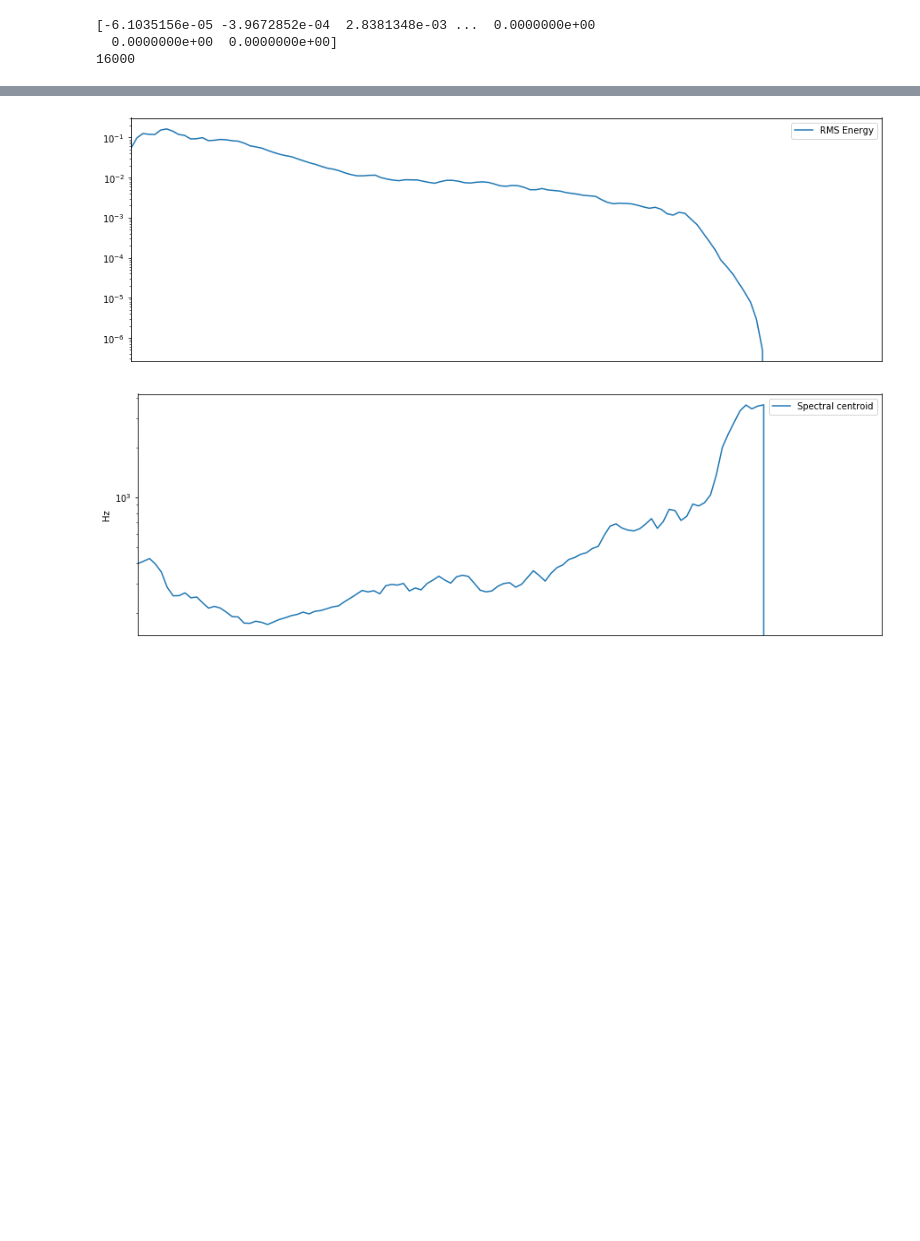
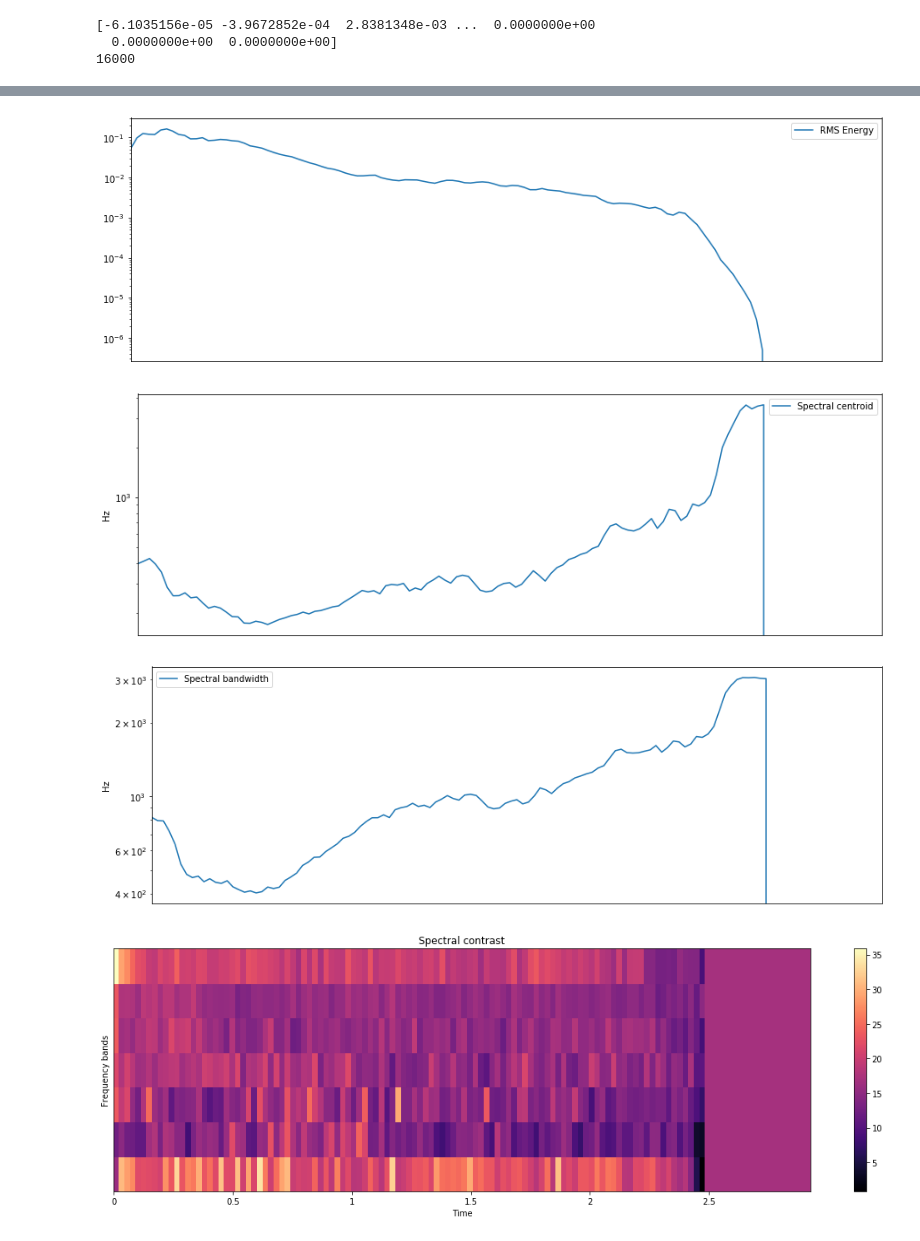
Before and after one commit to AveryCameronUofR/instrument-classification, a Jupyter notebook: Feature Extraction.ipynb, the cells around one changed output, grey strips where cells are left out. Cells and saved outputs as stored; diff of their text form; code cells hidden in the pictures; blank space fills up the shorter version.

Commit message:
Updated Feture display graphs

```diff
--- a/Feature Extraction.ipynb
+++ b/Feature Extraction.ipynb
@@ -122,31 +122,50 @@ plt.figure(index, figsize=(15,5))
 librosa.display.specshow(mfcc_delta, x_axis='time')
 plt.colorbar()
 plt.title('Mel-frequency cepstral coefficients Delta')
 plt.show()
 
 index +=1
 plt.figure(index, figsize=(15,5))
 plt.semilogy(rms.T, label='RMS Energy')
 plt.xticks([])
 plt.xlim([0, rms.shape[-1]])
 plt.legend()
 plt.show()
 
-
 index +=1
 plt.figure(index, figsize=(15,5))
 plt.semilogy(spec_centroid.T, label='Spectral centroid')
 plt.ylabel('Hz')
 plt.xticks([])
 plt.xlim([0, spec_centroid.shape[-1]])
 plt.legend()
 plt.show()
+
+index +=1
+plt.figure(index, figsize=(15,5))
+plt.semilogy(spec_bandwidth.T, label='Spectral bandwidth')
+plt.ylabel('Hz')
+plt.xticks([])
+plt.xlim([0, spec_bandwidth.shape[-1]])
+plt.legend()
+plt.show()
+
+index +=1
+plt.figure(index, figsize=(15,5))
+librosa.display.specshow(spec_contrast, x_axis='time')
+plt.colorbar()
+plt.ylabel('Frequency bands')
+plt.title('Spectral contrast')
+plt.tight_layout()
+plt.show()
 # %% [output]
 [figure]
 [figure]
 [figure]
 [figure]
 [figure]
 [figure]
 [figure]
 [figure]
+[figure, added]
+[figure, added]
```
Also changed, not shown: parts of 1 cell of this notebook.
